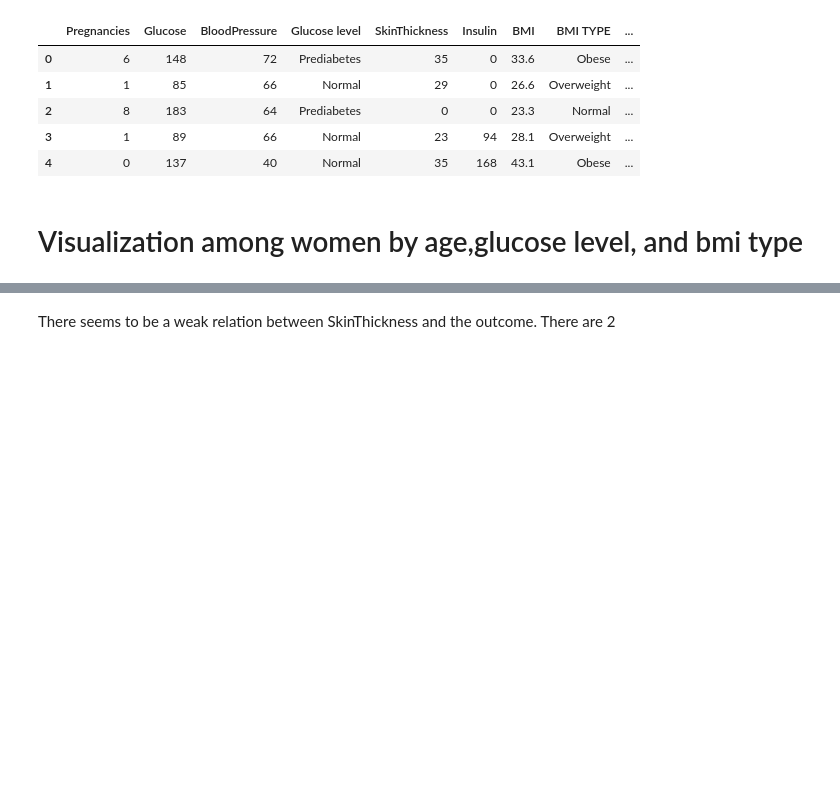
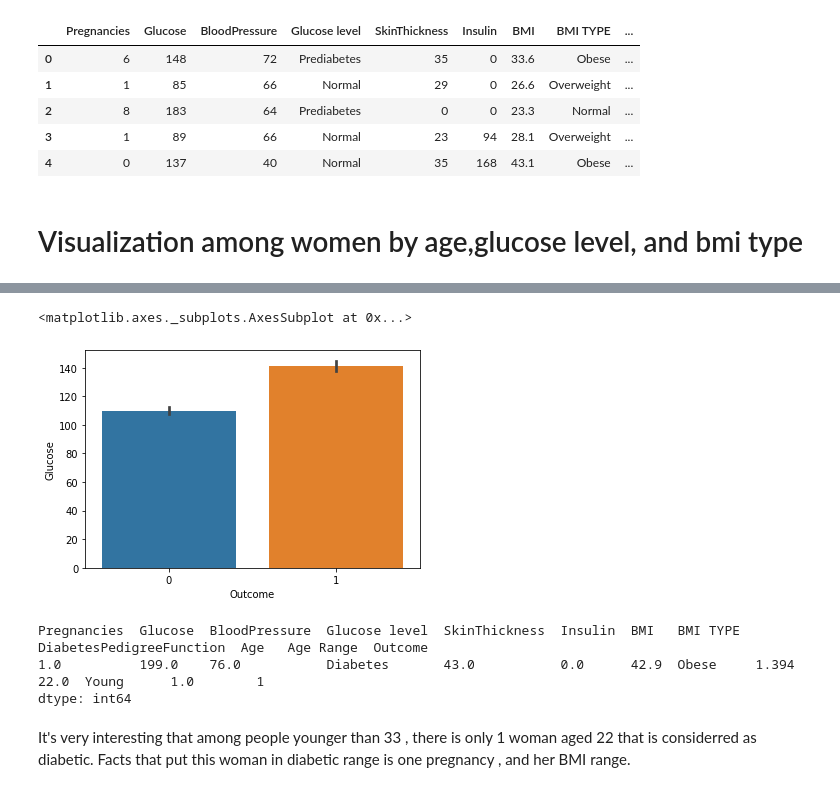
Before and after one commit to mpaydar/CS381, a Jupyter notebook: project1.ipynb, the cells around one changed output, grey strips where cells are left out. Saved outputs shown, nothing was run; the diff lists cells and outputs as text; code cells hidden in the pictures; blank space fills up the shorter version.

```diff
--- a/project1.ipynb
+++ b/project1.ipynb
@@ -473,2 +534,14 @@ array([35, 29,  0, 23, 32, 45, 19, 47, 38, 30, 41, 33, 26, 15, 36, 11, 31,
-# %% [markdown]
-There seems to be a weak relation between SkinThickness and the outcome. There are 2
+# %%
+sns.barplot(x='Outcome',y='Glucose',data=dataframe)
+# %% [output]
+<matplotlib.axes._subplots.AxesSubplot at 0x...>
+[figure, added]
+# %%
+# Checking to see how many women are young but have are diabetic
+d=df_copy.where((df_copy['Glucose level']=='Diabetes') & (df_copy['Age Range']=='Young')).value_counts()
+# %% [output]
+Pregnancies  Glucose  BloodPressure  Glucose level  SkinThickness  Insulin  BMI   BMI TYPE  DiabetesPedigreeFunction  Age   Age Range  Outcome
+1.0          199.0    76.0           Diabetes       43.0           0.0      42.9  Obese     1.394                     22.0  Young      1.0        1
+dtype: int64
+# %% [markdown]
+It's very interesting that among people younger than 33 , there is only 1 woman aged 22 that is considerred as diabetic. Facts that put this woman in diabetic range is one pregnancy , and her BMI range.
```
Also changed, not shown: parts of 21 cells of this notebook.
